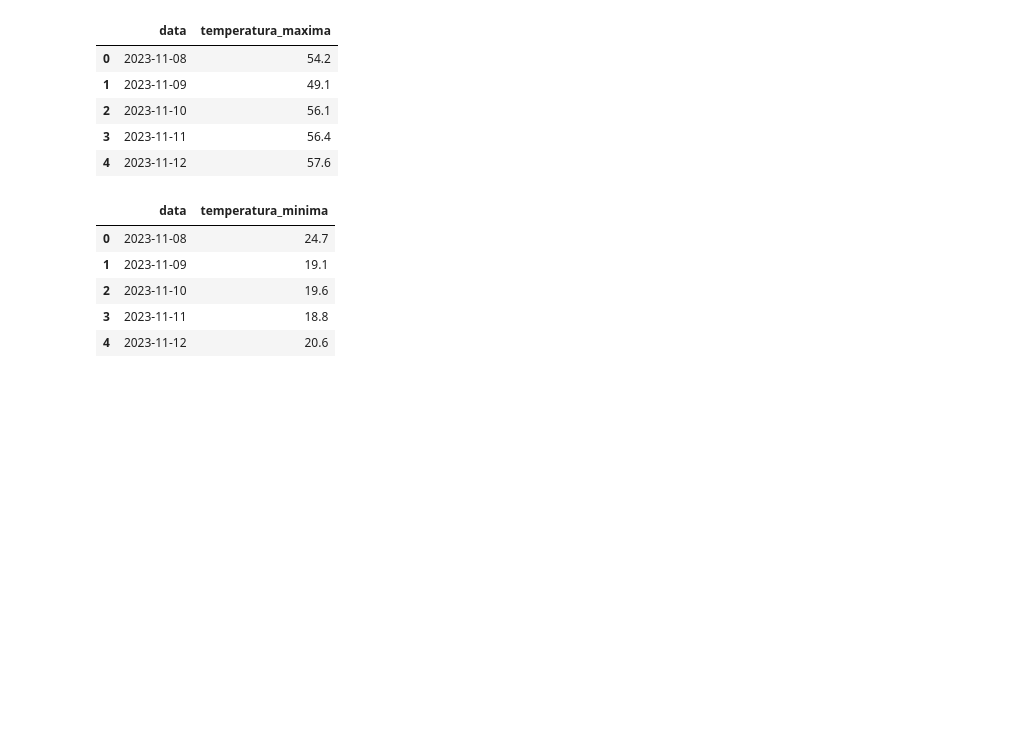
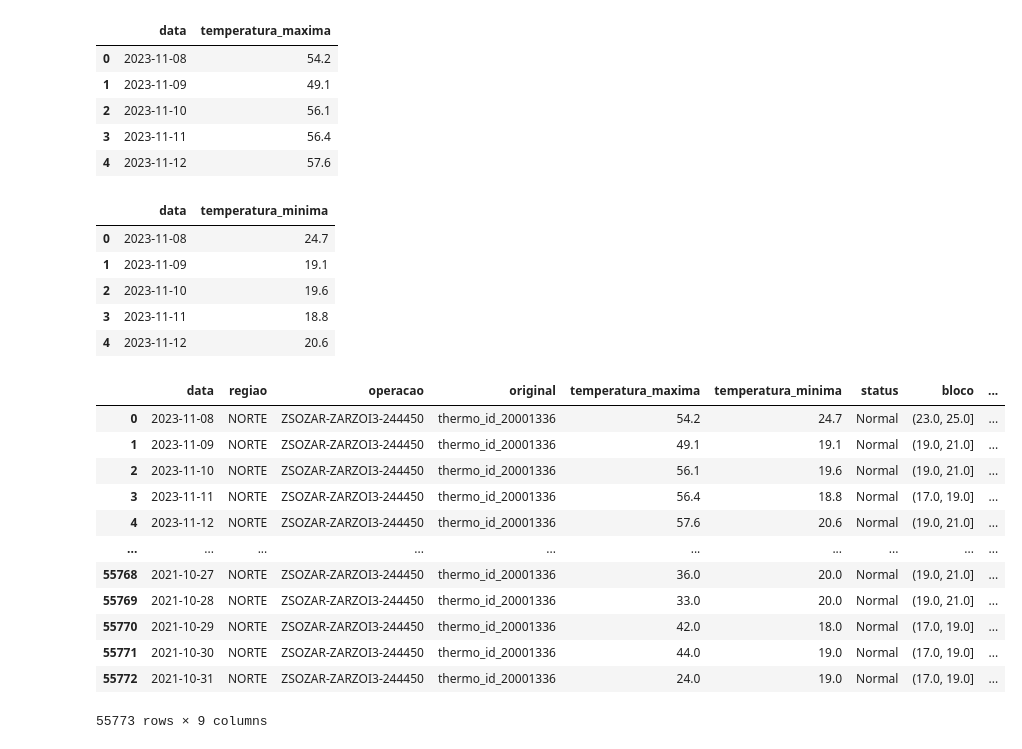
Before and after one commit to CristianoDataScientistRumo/ZAR-Araraquara-termometro, a Jupyter notebook: ZAR_Araraquara/calculo_fnt.ipynb, the cells around one changed output. Cells and saved outputs as stored; diff of their text form; code cells hidden in the pictures; blank space fills up the shorter version.

Commit message:
primeiro commit analise ZAR Araraquara 02

```diff
--- a/ZAR_Araraquara/calculo_fnt.ipynb
+++ b/ZAR_Araraquara/calculo_fnt.ipynb
@@ -499,0 +498,16 @@ df_temp_max.head()
+# %%
+df_araraquara
+# %% [output]
+|  | data | regiao | operacao | original | temperatura_maxima | temperatura_minima | status | bloco | ... |
+| 0 | 2023-11-08 | NORTE | ZSOZAR-ZARZOI3-244450 | thermo_id_20001336 | 54.2 | 24.7 | Normal | (23.0, 25.0] | ... |
+| 1 | 2023-11-09 | NORTE | ZSOZAR-ZARZOI3-244450 | thermo_id_20001336 | 49.1 | 19.1 | Normal | (19.0, 21.0] | ... |
+| 2 | 2023-11-10 | NORTE | ZSOZAR-ZARZOI3-244450 | thermo_id_20001336 | 56.1 | 19.6 | Normal | (19.0, 21.0] | ... |
+| 3 | 2023-11-11 | NORTE | ZSOZAR-ZARZOI3-244450 | thermo_id_20001336 | 56.4 | 18.8 | Normal | (17.0, 19.0] | ... |
+| 4 | 2023-11-12 | NORTE | ZSOZAR-ZARZOI3-244450 | thermo_id_20001336 | 57.6 | 20.6 | Normal | (19.0, 21.0] | ... |
+| ... | ... | ... | ... | ... | ... | ... | ... | ... | ... |
+| 55768 | 2021-10-27 | NORTE | ZSOZAR-ZARZOI3-244450 | thermo_id_20001336 | 36.0 | 20.0 | Normal | (19.0, 21.0] | ... |
+| 55769 | 2021-10-28 | NORTE | ZSOZAR-ZARZOI3-244450 | thermo_id_20001336 | 33.0 | 20.0 | Normal | (19.0, 21.0] | ... |
+| 55770 | 2021-10-29 | NORTE | ZSOZAR-ZARZOI3-244450 | thermo_id_20001336 | 42.0 | 18.0 | Normal | (17.0, 19.0] | ... |
+| 55771 | 2021-10-30 | NORTE | ZSOZAR-ZARZOI3-244450 | thermo_id_20001336 | 44.0 | 19.0 | Normal | (17.0, 19.0] | ... |
+| 55772 | 2021-10-31 | NORTE | ZSOZAR-ZARZOI3-244450 | thermo_id_20001336 | 24.0 | 19.0 | Normal | (17.0, 19.0] | ... |
+55773 rows × 9 columns
```
Also changed, not shown: parts of 4 cells of this notebook, 1 other file.
